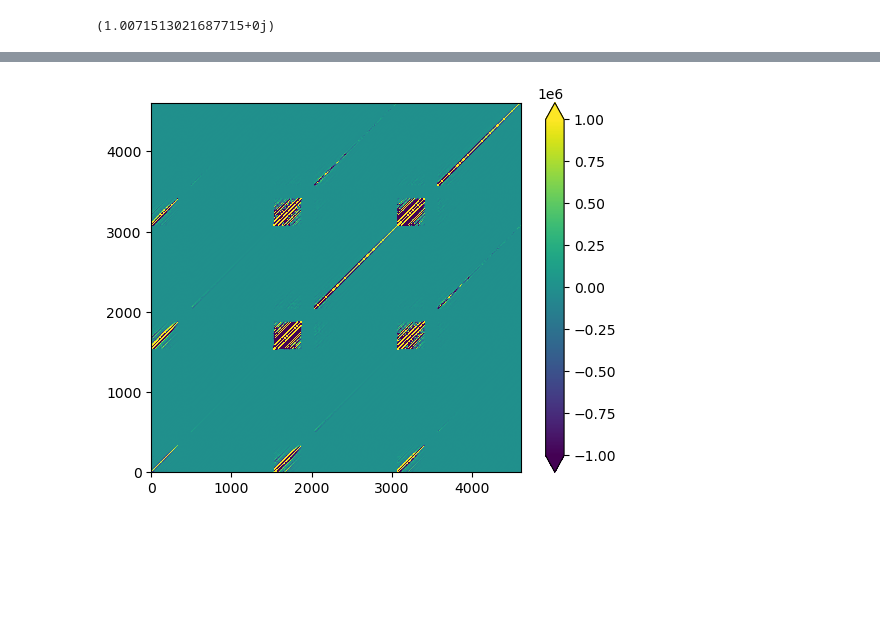
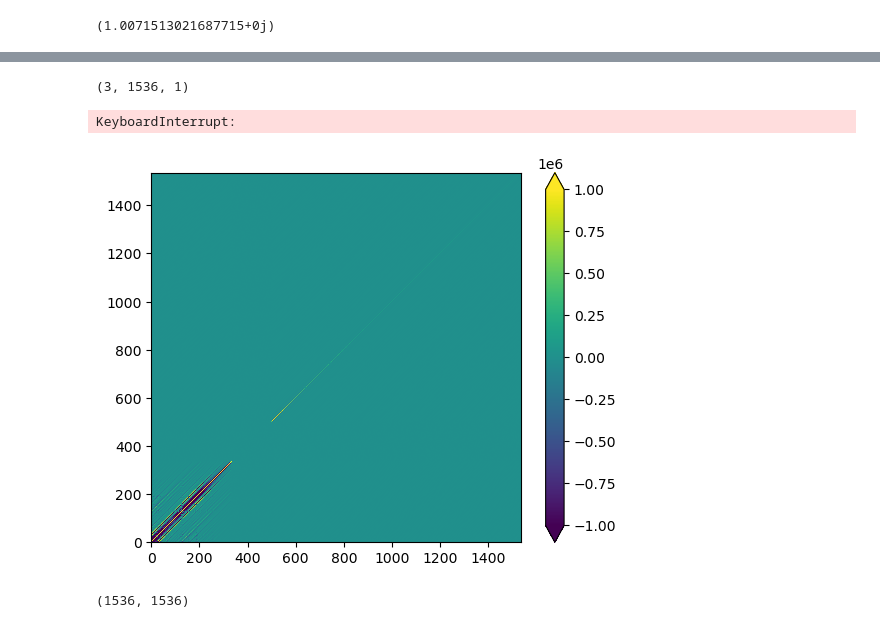
Before and after one commit to rlbyrne/rlb_hera, a Jupyter notebook: hera_data_viewer.ipynb, the cells around one changed output, grey strips where cells are left out. Cells and saved outputs as stored; diff of their text form; code cells hidden in the pictures; blank space fills up the shorter version.

```diff
--- a/hera_data_viewer.ipynb
+++ b/hera_data_viewer.ipynb
@@ -225,5 +301,32 @@ hess_weighted = calibration_optimization.hessian_dw_abscal_wrapper(
+# %%
+np.shape(caldata_obj.abscal_params)
+# %% [output]
+(3, 1536, 1)
+# %%
+(
+    hess_amp_amp,
+    hess_amp_phasex,
+    hess_amp_phasey,
+    hess_phasex_phasex,
+    hess_phasey_phasey,
+    hess_phasex_phasey,
+) = cost_function_calculations.hess_dw_abscal(
+    caldata_obj.abscal_params[0, :, 0],
+    caldata_obj.abscal_params[1:, :, 0],
+    caldata_obj.model_visibilities[:, :, :, 0],
+    caldata_obj.data_visibilities[:, :, :, 0],
+    caldata_obj.uv_array,
+    caldata_obj.visibility_weights[:, :, :, 0],
+    caldata_obj.dwcal_inv_covariance[:, :, :, :, 0],
+)
+# %% [output]
+KeyboardInterrupt:
 # %%
-plt.imshow(hess_weighted, interpolation=None, origin="lower", vmin=-1e6, vmax=1e6)
+plt.imshow(hess_amp_amp, interpolation=None, origin="lower", vmin=-1e6, vmax=1e6)
 cbar = plt.colorbar(extend="both")
 # %% [output]
-[figure, old version]
+[figure, new version]
+# %%
+np.shape(hess_amp_amp)
+# %% [output]
+(1536, 1536)
```
Also changed, not shown: parts of 23 cells of this notebook, 3 other files.
